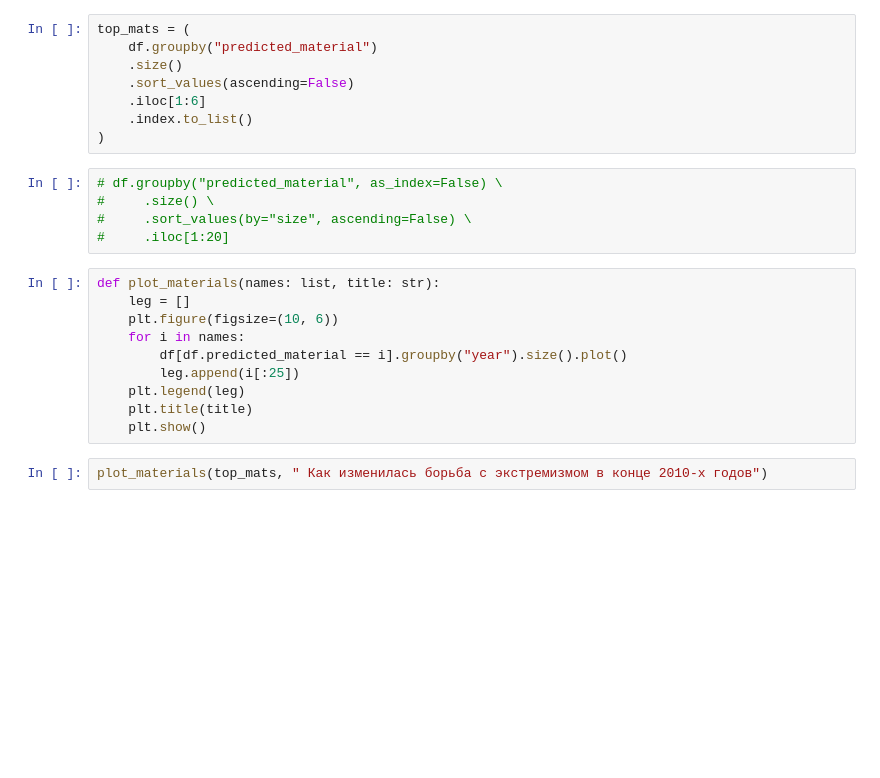
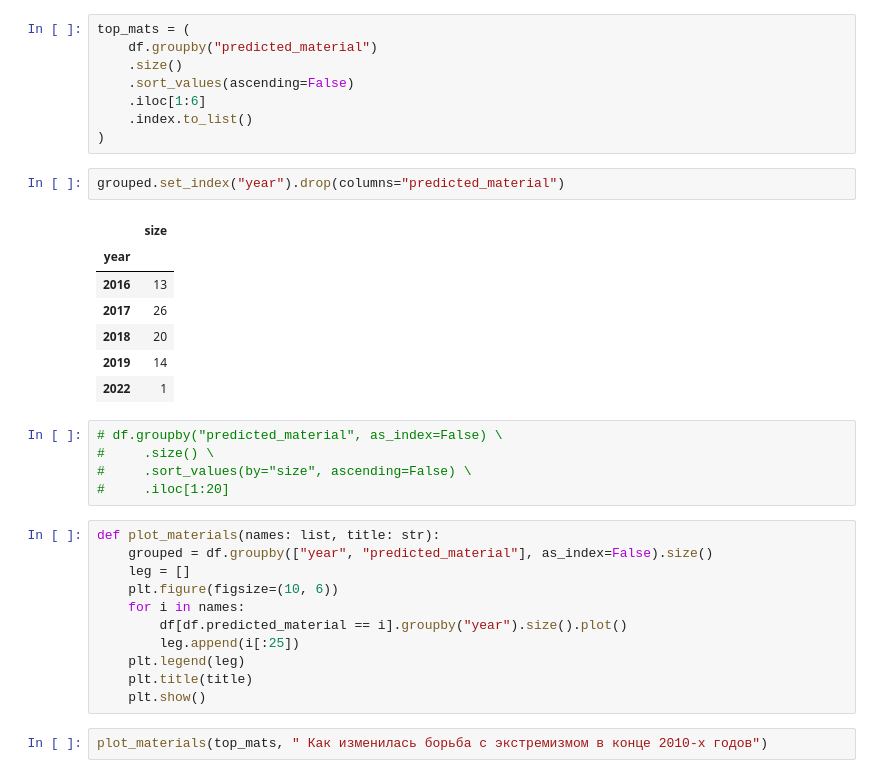
Before and after one commit to kkruglik/extr_mat_prerelease, a Jupyter notebook: release_notebook.ipynb, the cells around one changed output. Drawn from its saved outputs; the diff is of its cells as text; blank space fills up the shorter version.

```diff
--- a/release_notebook.ipynb
+++ b/release_notebook.ipynb
@@ -69,6 +78,16 @@ top_mats = (
     .iloc[1:6]
     .index.to_list()
 )
+# %%
+grouped.set_index("year").drop(columns="predicted_material")
+# %% [output]
+|  | size |
+| year |  |
+| 2016 | 13 |
+| 2017 | 26 |
+| 2018 | 20 |
+| 2019 | 14 |
+| 2022 | 1 |
 # %%
 # df.groupby("predicted_material", as_index=False) \
 #     .size() \
@@ -76,6 +95,7 @@ top_mats = (
 #     .iloc[1:20]
 # %%
 def plot_materials(names: list, title: str):
+    grouped = df.groupby(["year", "predicted_material"], as_index=False).size()
     leg = []
     plt.figure(figsize=(10, 6))
     for i in names:
```
Also changed, not shown: parts of 22 cells of this notebook.
